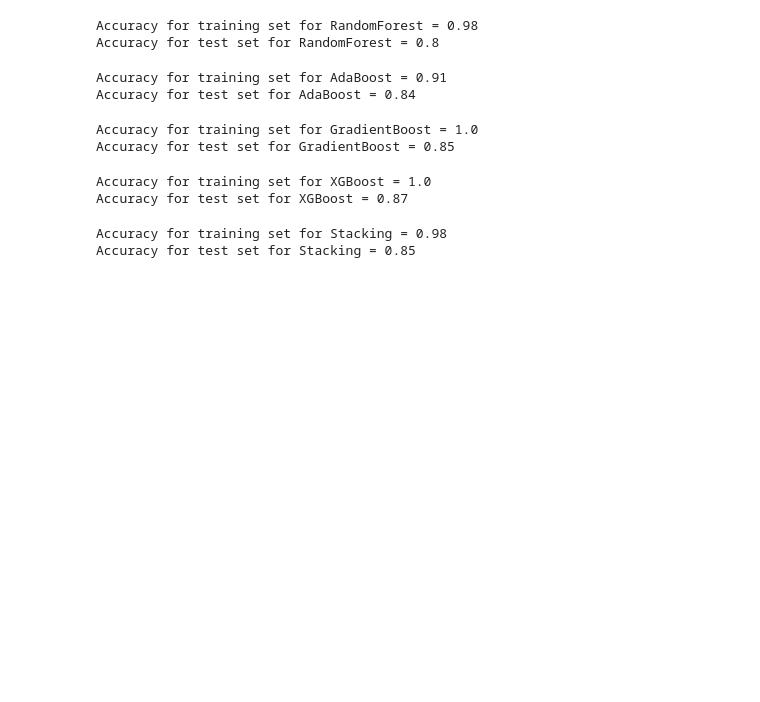
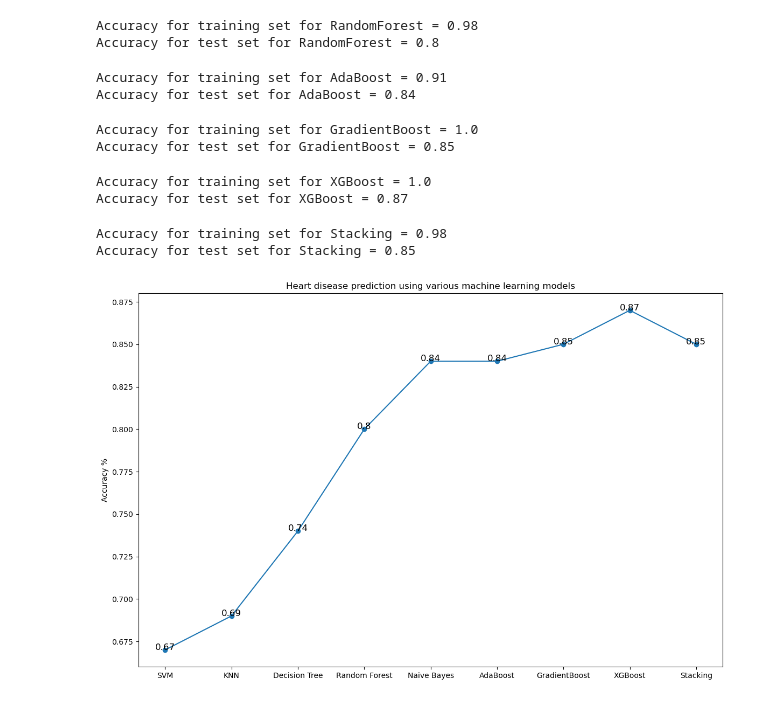
Before and after one commit to hieuhatinh/heart_disease_prediction_PM03_AIO2024, a Jupyter notebook: heart_disease_prediction.ipynb, the cells around one changed output. Drawn from its saved outputs; the diff is of its cells as text; code cells hidden in the pictures; blank space fills up the shorter version.

```diff
--- a/heart_disease_prediction.ipynb
+++ b/heart_disease_prediction.ipynb
@@ -269,7 +285,7 @@ dtc = DecisionTreeClassifier(random_state=42)
 rfc = RandomForestClassifier(random_state=42)
 knn = KNeighborsClassifier()
 xgb = XGBClassifier()
-gc  = GradientBoostingClassifier(random_state=42)
+gc = GradientBoostingClassifier(random_state=42)
 svc = svm.SVC(kernel='rbf', random_state=42)
 ad = AdaBoostClassifier(random_state=42)
 
@@ -281,7 +297,7 @@ estimators = [('dtc', dtc),
               ('ad', ad)]
 
 clf = StackingClassifier(estimators=estimators,
-                                     final_estimator=xgb)
+                         final_estimator=xgb)
 clf.fit(X_train, y_train)
 y_pred_train = clf.predict(X_train)
 y_pred_test = clf.predict(X_test)
@@ -289,10 +305,37 @@ cm_train = confusion_matrix(y_train, y_pred_train)
 cm_test = confusion_matrix(y_test, y_pred_test)
 
 print()
-accuracy_for_train = np.round((cm_train[0][0] + cm_train[1][1])/len(y_train), 2)
-accuracy_for_test = np.round((cm_test[0][0] + cm_test[1][1])/len(y_test), 2)
-print('Accuracy for training set for Stacking = {}'.format(accuracy_for_train))
-print('Accuracy for test set for Stacking = {}'.format(accuracy_for_test))
+accuracy_for_train_st = np.round(
+    (cm_train[0][0] + cm_train[1][1])/len(y_train), 2)
+accuracy_for_test_st = np.round((cm_test[0][0] + cm_test[1][1])/len(y_test), 2)
+print('Accuracy for training set for Stacking = {}'.format(accuracy_for_train_st))
+print('Accuracy for test set for Stacking = {}'.format(accuracy_for_test_st))
 # %% [output]
 Accuracy for training set for Stacking = 0.98
 Accuracy for test set for Stacking = 0.85
+# %%
+# so sánh
+import matplotlib.pyplot as plt
+
+accuracies = [accuracy_for_test_svc,
+              accuracy_for_test_knn,
+              accuracy_for_test_dt,
+              accuracy_for_test_rf,
+              accuracy_for_test_nb,
+              accuracy_for_test_ada,
+              accuracy_for_test_gb,
+              accuracy_for_test_xg,
+              accuracy_for_test_st
+              ]
+name_models = ['SVM', 'KNN', 'Decision Tree', 'Random Forest',
+               'Naive Bayes', 'AdaBoost', 'GradientBoost', 'XGBoost', 'Stacking']
+plt.figure(figsize=(14, 9))
+plt.plot(name_models, accuracies, marker='o')
+
+for i, accuracy in enumerate(accuracies):
+    plt.text(i, accuracy, f'{accuracy}', ha='center', fontsize=12)
+plt.ylabel('Accuracy %')
+plt.title('Heart disease prediction using various machine learning models')
+plt.savefig('compare_accuracy_ML_models.png')
+# %% [output]
+[figure, added]
```
Also changed, not shown: parts of 8 cells of this notebook, 2 other files.
